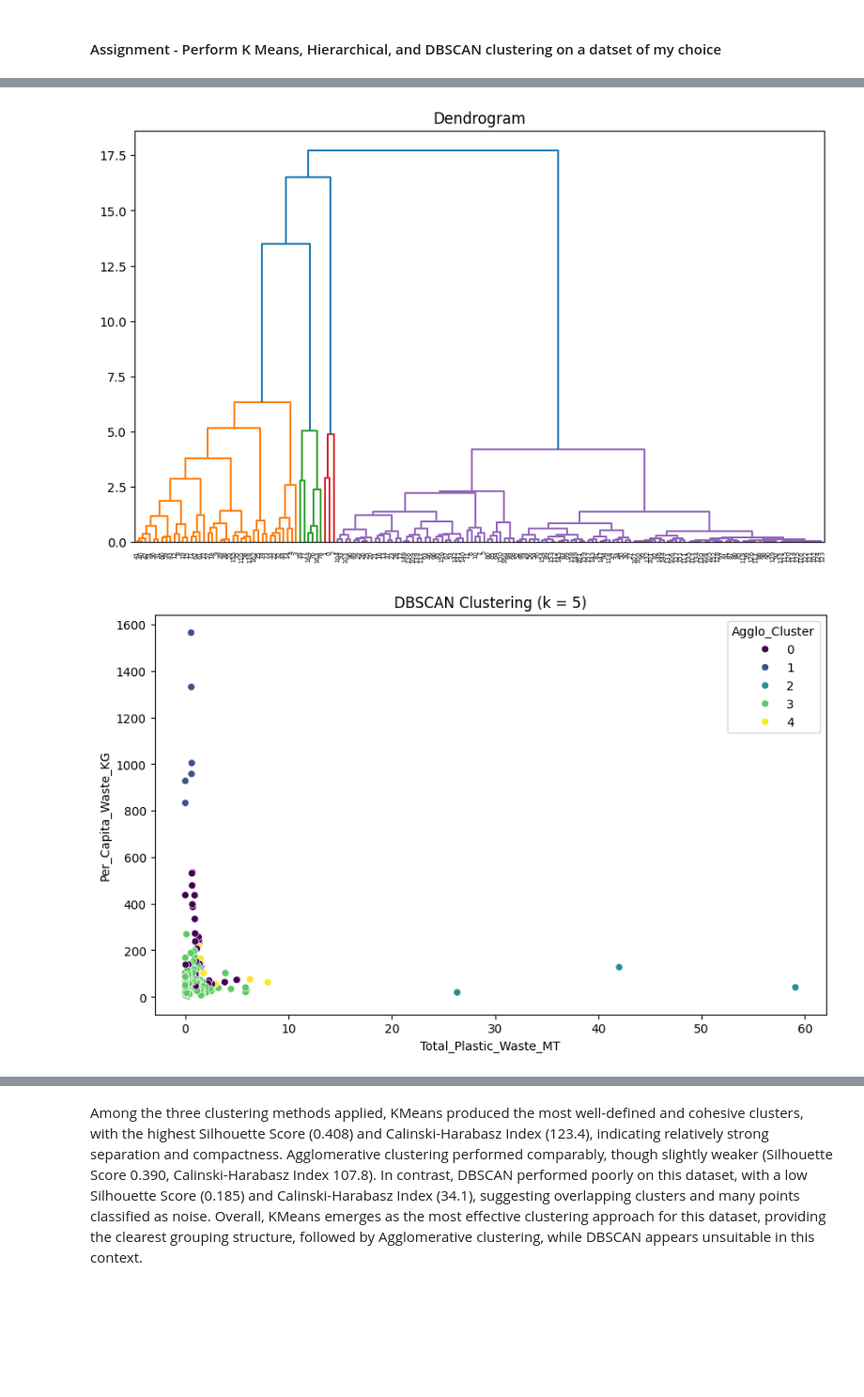
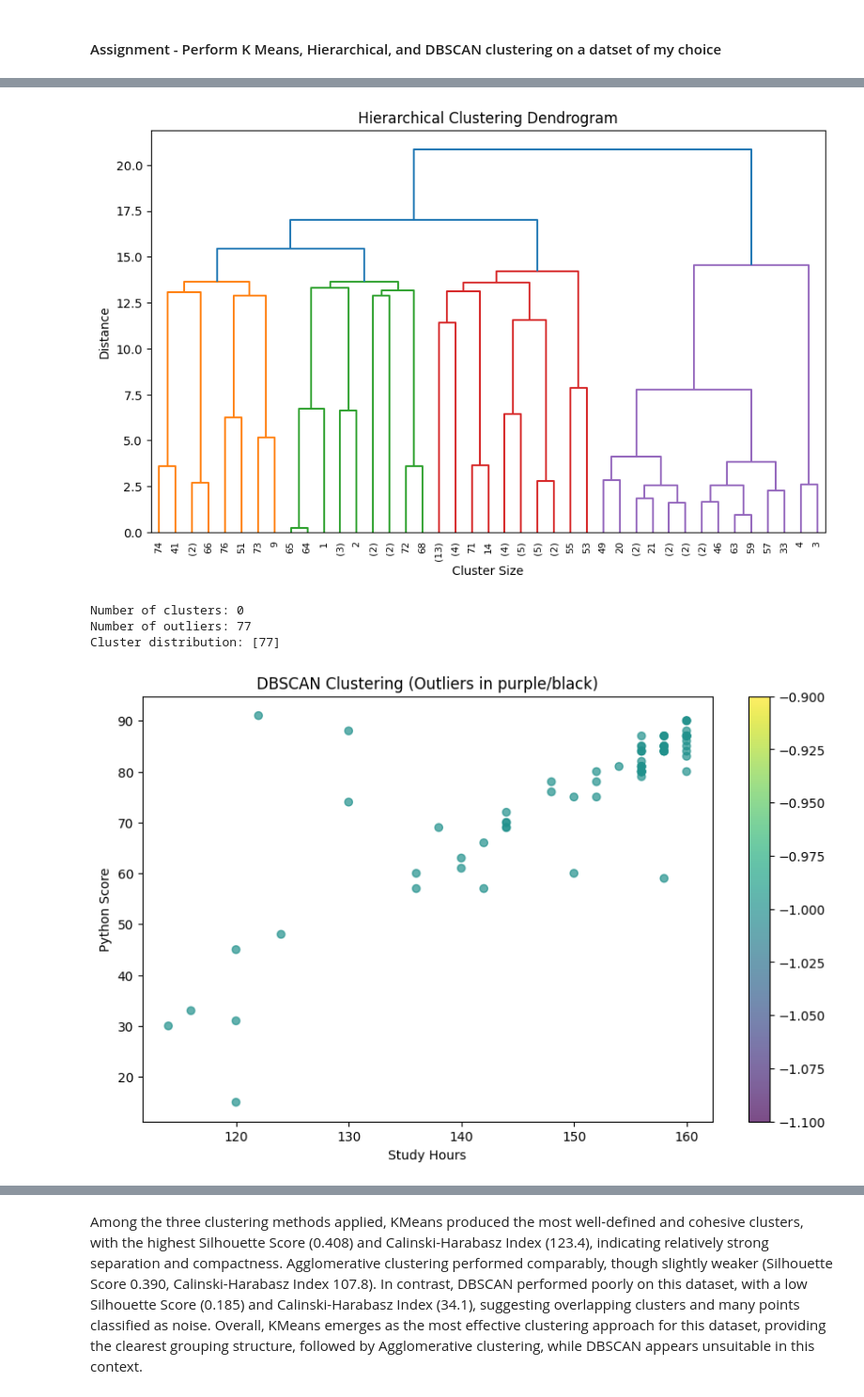
Before and after one commit to fonkerina/Data-Science-Journey, a Jupyter notebook: Week 6/w6 hwk.ipynb, the cells around one changed output, grey strips where cells are left out. Shown at 94% size. Cells and saved outputs as stored; diff of their text form; code cells hidden in the pictures; blank space fills up the shorter version.

```diff
--- a/Week 6/w6 hwk.ipynb
+++ b/Week 6/w6 hwk.ipynb
@@ -138,24 +158,38 @@ from scipy.cluster.hierarchy import dendrogram, linkage
 
 linked = linkage(X_scaled, method = 'ward')
 plt.figure(figsize = (10,6))
-dendrogram(linked, orientation = 'top', distance_sort = 'descending', show_leaf_counts = True)
-plt.title("Dendrogram")
+dendrogram(linked, orientation = 'top', truncate_mode='level', p=5, distance_sort = 'descending', show_leaf_counts = True)
+plt.title('Hierarchical Clustering Dendrogram')
+plt.xlabel('Cluster Size')
+plt.ylabel('Distance')
 plt.show()
 # %% [output]
-[figure, old version]
+[figure, new version]
 # %%
 # DBSCAN clustering
-from sklearn.cluster import DBSCAN
+# from sklearn.cluster import DBSCAN
 
-dbscan = DBSCAN(eps = 0.5, min_samples = 5)
-df_cluster["DBSCAN_Cluster"] = dbscan.fit_predict(X_scaled)
+# dbscan = DBSCAN(eps = 0.5, min_samples = 5)
+# DBSCAN_Cluster = dbscan.fit_predict(X_scaled)
 
-plt.figure(figsize = (10,6))
-sns.scatterplot(x = "Total_Plastic_Waste_MT", y = "Per_Capita_Waste_KG", hue = "Agglo_Cluster", data = df_cluster, palette = 'viridis')
-plt.title("DBSCAN Clustering (k = 5)")
-plt.show()
+# print(f"Number of clusters: {len(set(DBSCAN_Cluster)) - (1 if -1 in DBSCAN_Cluster else 0)}")
+# print(f"Number of outliers: {list(DBSCAN_Cluster).count(-1)}")
+# print(f"Cluster distribution: {np.bincount(DBSCAN_Cluster + 1)}")
+
+# # Visualize results
+# plt.figure(figsize=(10, 6))
+# scatter = plt.scatter(fully_encoded["studyHOURS"], fully_encoded["Python"],
+#                      c=DBSCAN_Cluster, cmap='viridis', alpha=0.7)
+# plt.xlabel('Study Hours')
+# plt.ylabel('Python Score')
+# plt.title('DBSCAN Clustering (Outliers in purple/black)')
+# plt.colorbar(scatter)
+# plt.show()
 # %% [output]
+Number of clusters: 0
+Number of outliers: 77
+Cluster distribution: [77]
-[figure, old version]
+[figure, new version]
 # %%
 # Evaluating all clustering methods used
 from sklearn.metrics import silhouette_score, calinski_harabasz_score, adjusted_rand_score
```
Also changed, not shown: parts of 9 cells of this notebook, 3 other files.
